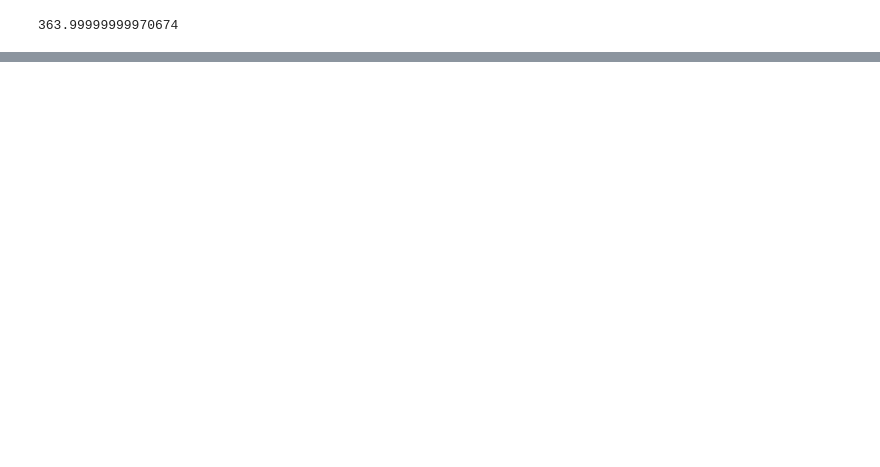
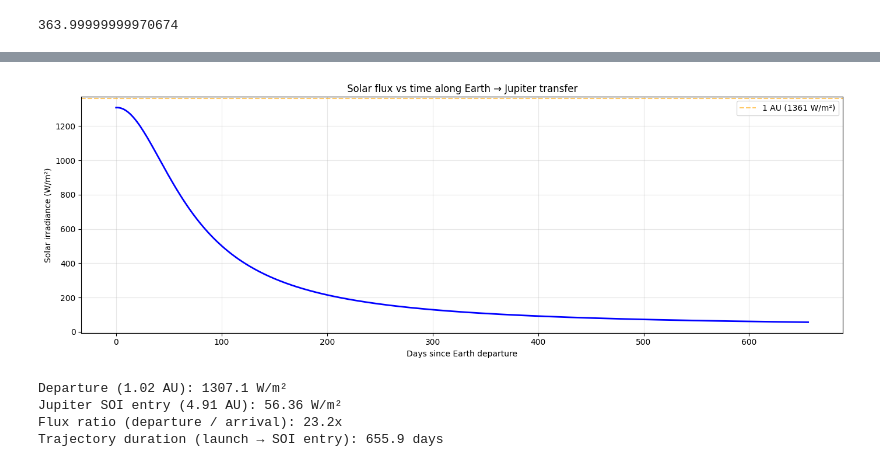
Before and after one commit to jackSN8/Starship_outer_planets_missions, a Jupyter notebook: general_trajectory_plotting_rewritten.ipynb, the cells around one changed output, grey strips where cells are left out. Saved outputs shown, nothing was run; the diff lists cells and outputs as text; code cells hidden in the pictures; blank space fills up the shorter version.

```diff
--- a/general_trajectory_plotting_rewritten.ipynb
+++ b/general_trajectory_plotting_rewritten.ipynb
@@ -306,3 +312,52 @@ Arrival V-infinity is 9.00 km / s
+# %%
+##radiation per sqm due to the sun graph
+# Solar irradiance along the Earth -> Jupiter transfer, departure -> Jupiter SOI entry
+
+solar_constant = 1361.0  # W/m^2 at 1 AU
+AU_km = (1 * u.AU).to(u.km).value
+
+soi_entry_epoch = ss_arrival.epoch
+total_days = (soi_entry_epoch - date_launch).to(u.day).value
+n_samples = 400
+days_since_launch = np.linspace(0.0, total_days, n_samples)
+
+distances_AU = np.empty(n_samples)
+for i, d in enumerate(days_since_launch):
+    r_vec = lowest_orb.propagate(d * u.day).r
+    distances_AU[i] = np.linalg.norm(r_vec).to(u.km).value / AU_km
+
+flux = solar_constant / distances_AU**2
+
+fig, (ax_t) = plt.subplots(1, 1, figsize=(14, 5))
+
+ax_t.plot(days_since_launch, flux, 'b-', linewidth=2)
+ax_t.set_xlabel('Days since Earth departure')
+ax_t.set_ylabel('Solar irradiance (W/m²)')
+ax_t.set_title('Solar flux vs time along Earth → Jupiter transfer')
+ax_t.grid(True, alpha=0.3)
+ax_t.axhline(solar_constant, color='orange', linestyle='--', alpha=0.6, label=f'1 AU ({solar_constant:.0f} W/m²)')
+ax_t.legend(loc='upper right')
+
+# ax_r.plot(distances_AU, flux, 'r-', linewidth=2)
+# ax_r.set_xlabel('Heliocentric distance (AU)')
+# ax_r.set_ylabel('Solar irradiance (W/m²)')
+# ax_r.set_title('Solar flux vs heliocentric distance')
+# ax_r.set_yscale('log')
+# ax_r.grid(True, which='both', alpha=0.3)
+
+plt.tight_layout()
+plt.show()
+
+print(f"Departure ({distances_AU[0]:.2f} AU): {flux[0]:.1f} W/m²")
+print(f"Jupiter SOI entry ({distances_AU[-1]:.2f} AU): {flux[-1]:.2f} W/m²")
+print(f"Flux ratio (departure / arrival): {flux[0] / flux[-1]:.1f}x")
+print(f"Trajectory duration (launch → SOI entry): {total_days:.1f} days")
+# %% [output]
+[figure, added]
+Departure (1.02 AU): 1307.1 W/m²
+Jupiter SOI entry (4.91 AU): 56.36 W/m²
+Flux ratio (departure / arrival): 23.2x
+Trajectory duration (launch → SOI entry): 655.9 days
 # %%
 #Now generate orbit that flies past body 2
 target_r_p=body_2.R*1.5 #periapsis here is from center of body 2
```
Also changed, not shown: parts of 11 cells of this notebook, 2 other files.
